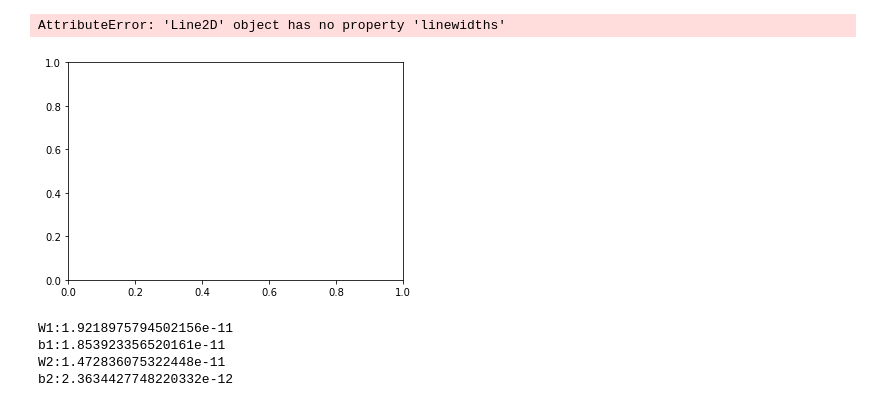
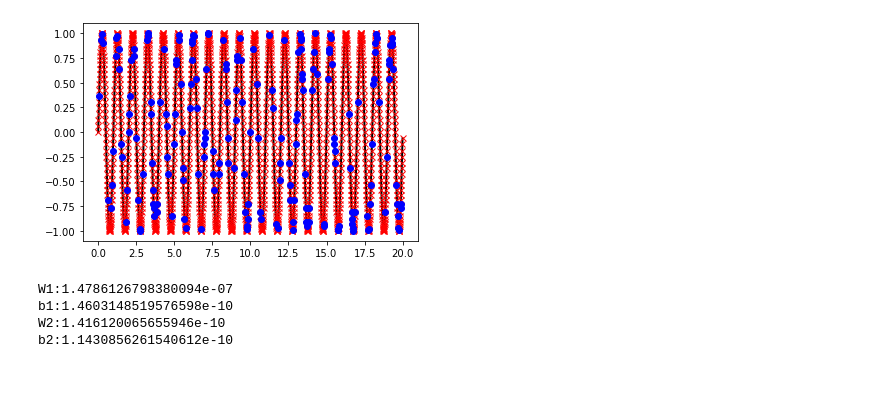
Before and after one commit to linkedlist771/DeepLearning-Basics, a Jupyter notebook: MLP/Solution Given by teacher/Twolayer (1).ipynb, the cells around one changed output. Saved outputs shown, nothing was run; the diff lists cells and outputs as text; code cells hidden in the pictures; blank space fills up the shorter version.

```diff
--- a/MLP/Solution Given by teacher/Twolayer (1).ipynb
+++ b/MLP/Solution Given by teacher/Twolayer (1).ipynb
@@ -79,33 +79,32 @@ class TwoLayerNet:
 # %%
 import matplotlib.pyplot as plt
 
 object_fun = lambda x: np.sin(2*np.pi*x)
 
-X_total = np.arange(0, 1, 0.01)
+X_total = np.arange(0, 20, 0.01)
 X_total = X_total.reshape(-1,1)
 Y_total = object_fun(X_total)
-
-plt.plot(X_total, Y_total,color='k',linewidths=2)
+size_x = len(X_total)
+plt.plot(X_total, Y_total,color='k',linewidth=2)
 
 
 # 打乱标签
 id = [i for i in range(len(X_total))]
 np.random.shuffle(id)
 X_total = X_total[id]
 Y_total = Y_total[id]
 
-X_train = X_total[0:90]
-Y_train = Y_total[0:90]
+X_train = X_total[0:int(size_x*0.9)]
+Y_train = Y_total[0:int(size_x*0.9)]
 
-X_test = X_total[-10:]
-Y_test = Y_total[-10:]
+X_test = X_total[int(size_x*0.9):]
+Y_test = Y_total[int(size_x*0.9):]
 
-plt.plot(X_train,Y_train,color='r',marker='x',linewidths=0)
-plt.plot(X_test,Y_test,color='b',marker='o',linewidths=0)
+plt.plot(X_train,Y_train,color='r',marker='x',linewidth=0)
+plt.plot(X_test,Y_test,color='b',marker='o',linewidth=0)
 plt.show()
 # %% [output]
-AttributeError: 'Line2D' object has no property 'linewidths'
-[figure, old version]
+[figure, new version]
 # %%
 ## check gradient
 
@@ -120,8 +119,8 @@ for key in grad_numerical.keys():
     diff = np.average( np.abs(grad_backprop[key] - grad_numerical[key]) )
     print(key + ":" + str(diff))
 # %% [output]
-W1:1.9218975794502156e-11
-b1:1.853923356520161e-11
-W2:1.472836075322448e-11
-b2:2.3634427748220332e-12
+W1:1.4786126798380094e-07
+b1:1.4603148519576598e-10
+W2:1.416120065655946e-10
+b2:1.1430856261540612e-10
 # %%
```
Also changed, not shown: parts of 2 cells of this notebook, 46 other files.
